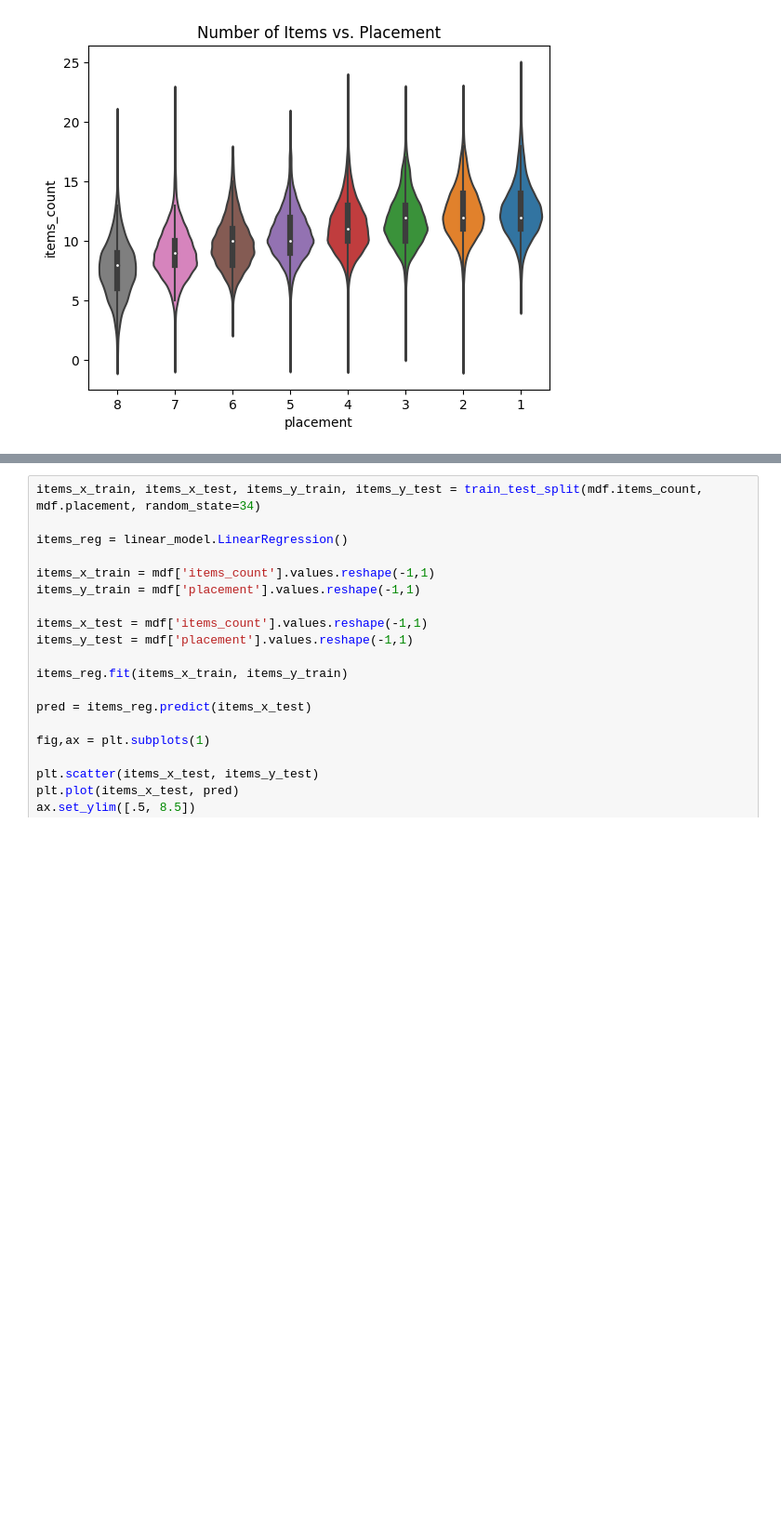
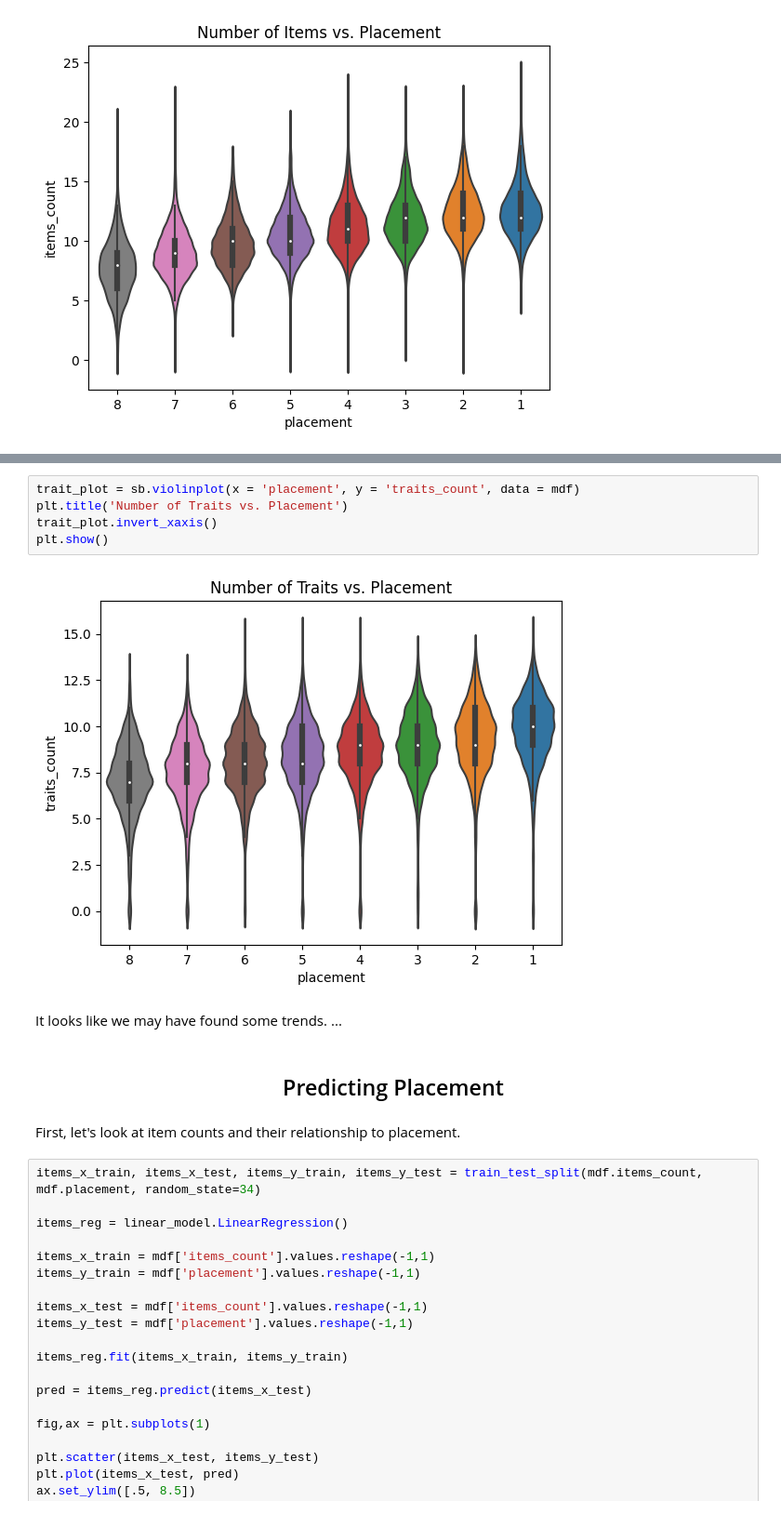
Before and after one commit to Skahan93/Skahan93.github.io, a Jupyter notebook: index.ipynb, the cells around one changed output, grey strips where cells are left out. Shown: that part at 93% size. Cells and saved outputs as stored; diff of their text form; blank space fills up the shorter version.

```diff
--- a/index.ipynb
+++ b/index.ipynb
@@ -129,3 +134,16 @@ It looks like we may have found a trend. Here we can form the hypothesis that pl
+# %%
+trait_plot = sb.violinplot(x = 'placement', y = 'traits_count', data = mdf)
+plt.title('Number of Traits vs. Placement')
+trait_plot.invert_xaxis()
+plt.show()
+# %% [output]
+[figure, added]
+# %% [markdown]
+It looks like we may have found some trends. ...
+# %% [markdown]
+## <center>Predicting Placement</center>
+# %% [markdown]
+First, let's look at item counts and their relationship to placement.
 # %%
 items_x_train, items_x_test, items_y_train, items_y_test = train_test_split(mdf.items_count, mdf.placement, random_state=34)
 
```
Also changed, not shown: parts of 3 cells of this notebook, 1 other file.
